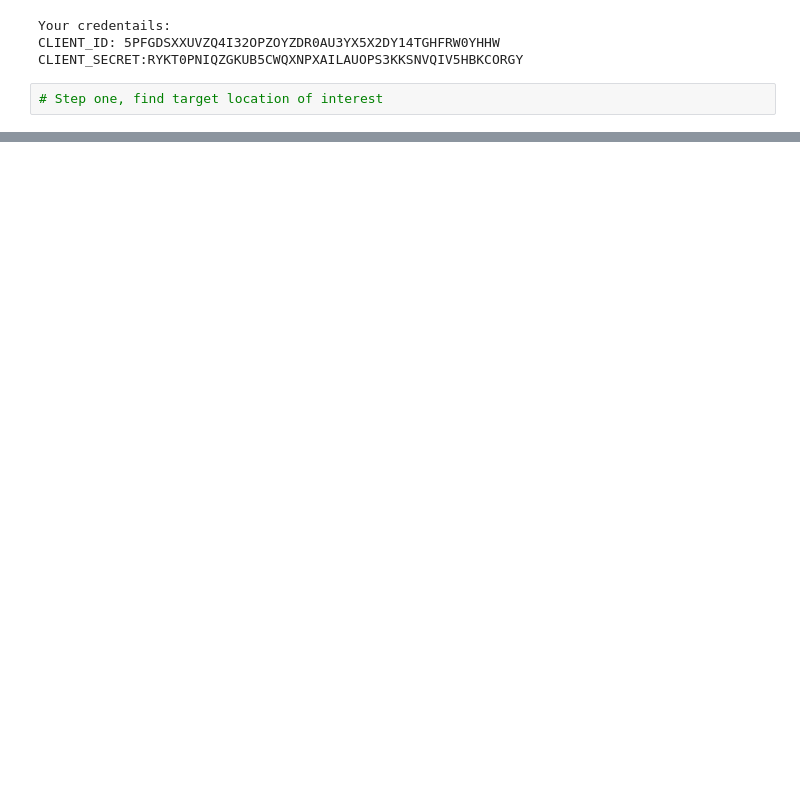
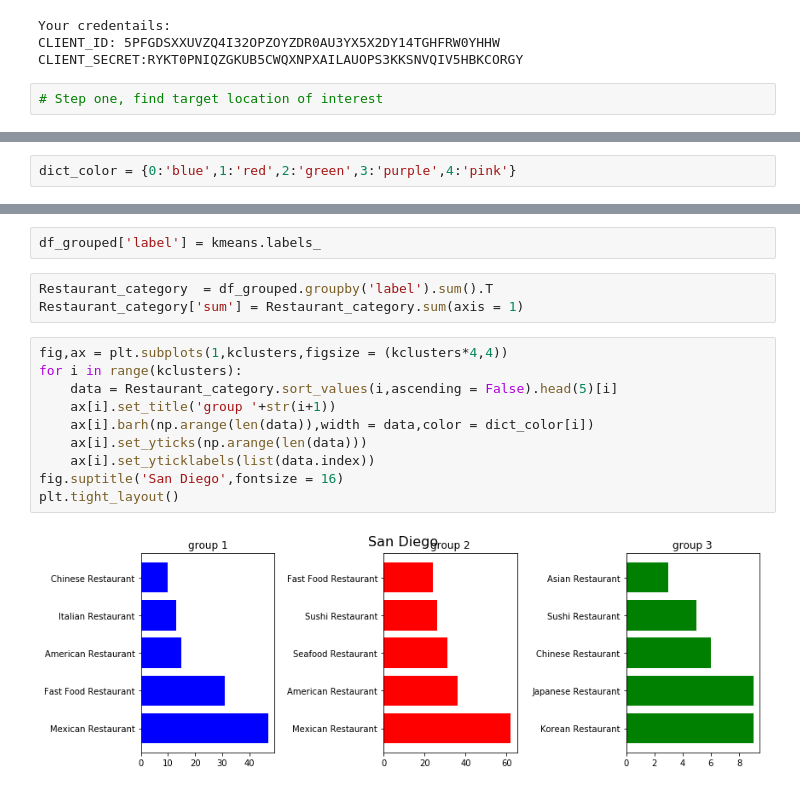
Before and after one commit to ndu-UCSD/IBM_capstone, a Jupyter notebook: Main.ipynb, the cells around one changed output, grey strips where cells are left out. Cells and saved outputs as stored; diff of their text form; blank space fills up the shorter version.

```diff
--- a/Main.ipynb
+++ b/Main.ipynb
@@ -253,0 +292,2 @@ df_name
+# %%
+dict_color = {0:'blue',1:'red',2:'green',3:'purple',4:'pink'}
@@ -253,0 +334,17 @@ df_name
+# %%
+df_grouped['label'] = kmeans.labels_
+# %%
+Restaurant_category  = df_grouped.groupby('label').sum().T
+Restaurant_category['sum'] = Restaurant_category.sum(axis = 1)
+# %%
+fig,ax = plt.subplots(1,kclusters,figsize = (kclusters*4,4))
+for i in range(kclusters):
+    data = Restaurant_category.sort_values(i,ascending = False).head(5)[i]
+    ax[i].set_title('group '+str(i+1))
+    ax[i].barh(np.arange(len(data)),width = data,color = dict_color[i])
+    ax[i].set_yticks(np.arange(len(data)))
+    ax[i].set_yticklabels(list(data.index))
+fig.suptitle('San Diego',fontsize = 16)
+plt.tight_layout()
+# %% [output]
+[figure, added]
```
Also changed, not shown: parts of 43 cells of this notebook, 7 other files.
